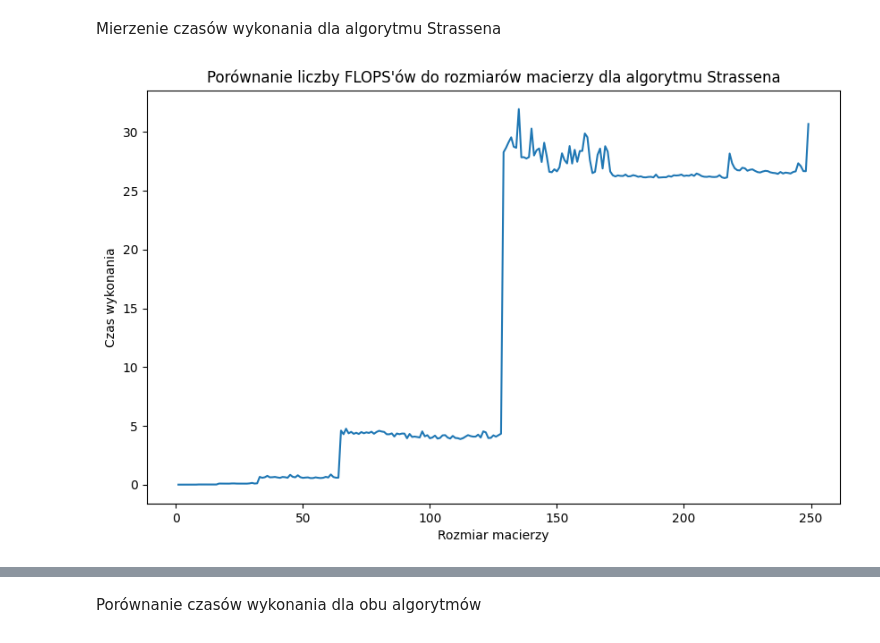
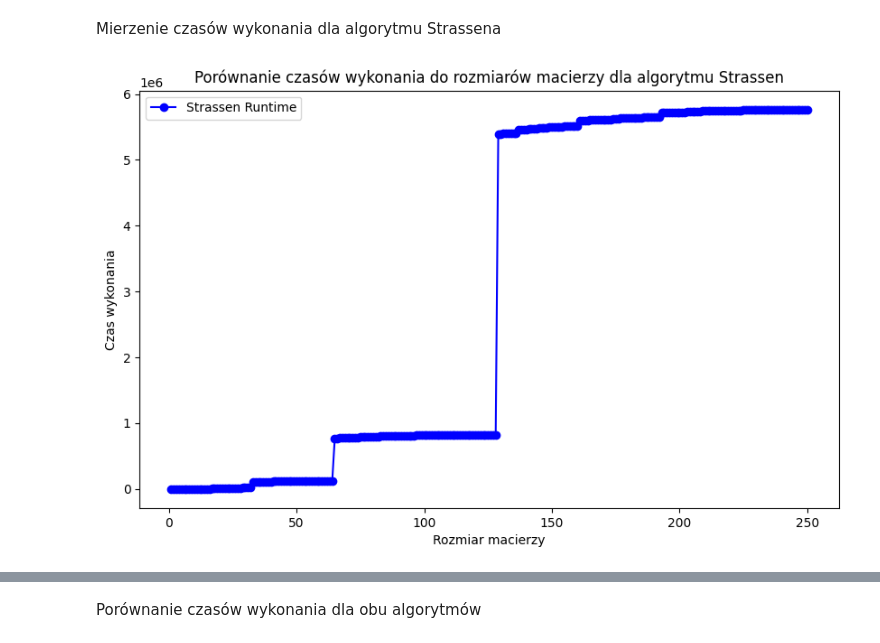
Before and after one commit to JakubFr4czek/Algorytmy-Macierzowe, a Jupyter notebook: Lab1/matrix_mult_benchmark.ipynb, the cells around one changed output, grey strips where cells are left out. Drawn from its saved outputs; the diff is of its cells as text; code cells hidden in the pictures.

```diff
--- a/Lab1/matrix_mult_benchmark.ipynb
+++ b/Lab1/matrix_mult_benchmark.ipynb
@@ -217,31 +194,17 @@ Funkcja mierząca czasy wykonania dla danego algorytmu
 Funkcja rysująca wykres czasów wykonania
 # %%
 def show_runtime_plot(filename, algorithm_name):
-    # Load the data
     data = np.loadtxt(filename)
 
-    # Extract matrix sizes (n) and runtimes from the data
     n = data[:, 0]
     runtime = data[:, 1]
 
-    # Create the O(n^3) values for comparison
-    n_cubed = n**3
-    # Scale the O(n^3) curve to make it comparable to your runtime data
-    # We multiply n^3 by a small factor so it fits on the same plot
-    scaled_n_cubed = n_cubed * (runtime[0] / n_cubed[0])
-
-    # Plot the actual runtime data
     plt.figure(figsize=(10, 6))
     plt.plot(n, runtime, label=f"{algorithm_name} Runtime", color='blue', marker='o')
 
-    # Plot the theoretical O(n^3) curve
-    plt.plot(n, scaled_n_cubed, label=r"$O(n^3)$", color='red', linestyle='--')
-
-    # Add labels and title
     plt.xlabel("Rozmiar macierzy")
     plt.ylabel("Czas wykonania")
-    plt.title(f"Porównanie liczby FLOPS'ów do rozmiarów macierzy dla algorytmu {algorithm_name}")
+    plt.title(f"Porównanie czasów wykonania do rozmiarów macierzy dla algorytmu {algorithm_name}")
     plt.legend()
 
-    # Show the plot
     plt.show()
@@ -286,4 +282,4 @@ measure_function_runtime(strassen, range(1, 250), "Data/strassen_runtime.txt")
 # %%
-show_runtime_plot("Data/strassen_runtime.txt", "Strassena")
+show_runtime_plot("Data/strassen_flops_runtime.txt", "Strassen")
 # %% [output]
-[figure, old version]
+[figure, new version]
```
Also changed, not shown: parts of 21 cells of this notebook, 24 other files.
